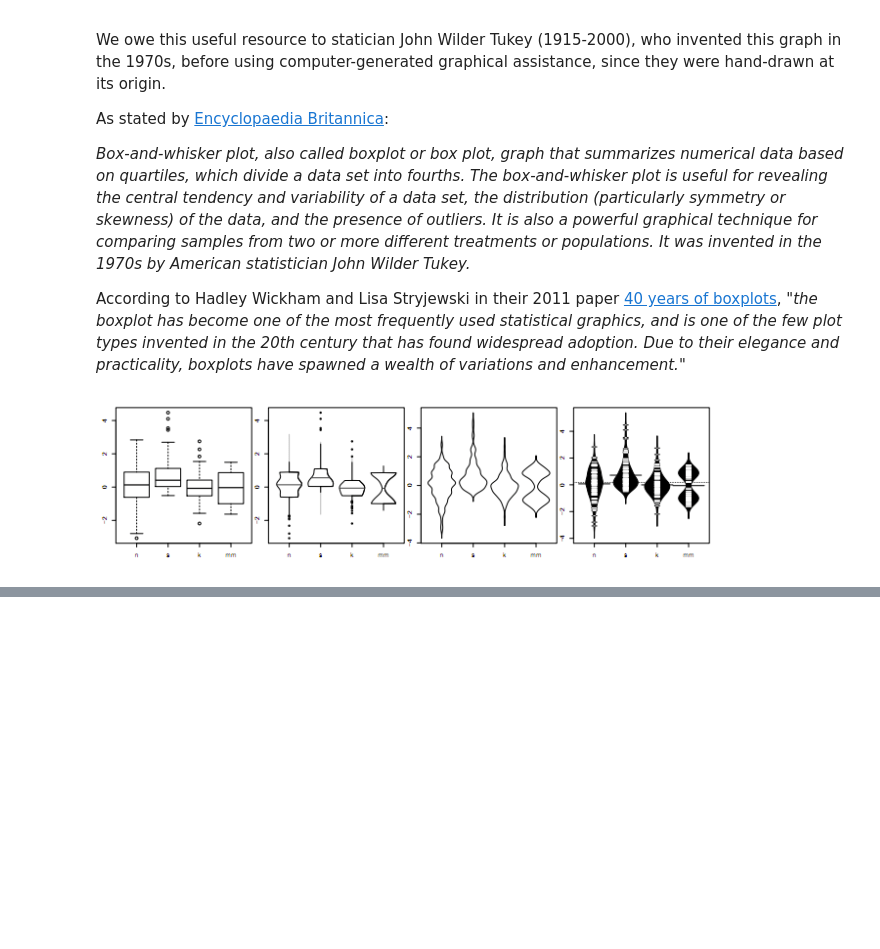
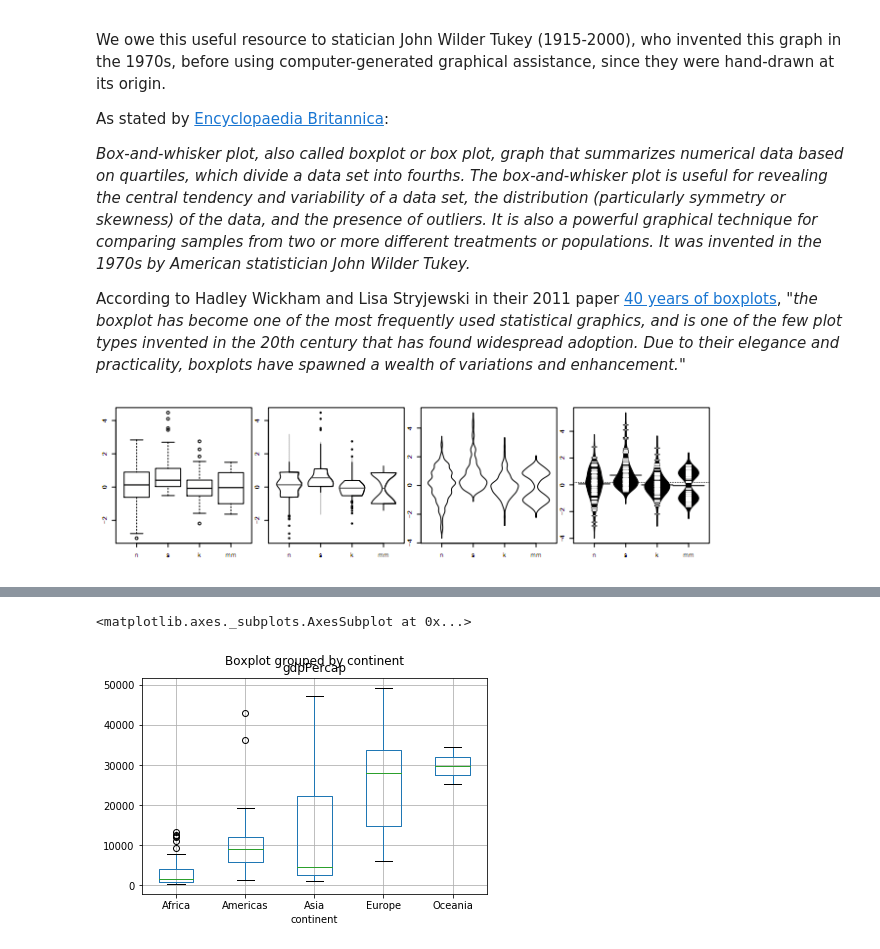
Before and after one commit to Luis-Navarro/Luis-Navarro-Python-Fundamentals-Project, a Jupyter notebook: Boxplot analysis.ipynb, the cells around one changed output, grey strips where cells are left out. Saved outputs shown, nothing was run; the diff lists cells and outputs as text; code cells hidden in the pictures; blank space fills up the shorter version.

```diff
--- a/Boxplot analysis.ipynb
+++ b/Boxplot analysis.ipynb
@@ -73,0 +112,10 @@ In this same fashion, they are very useful to compare variables. When plotted to
+# %%
+import pandas as pd
+data=pd.read_csv('data/gapminder-FiveYearData.csv')
+data2007=data[data['year']==2007]
+
+import matplotlib.pyplot as plt
+data2007.boxplot(by='continent', column=['gdpPercap'])
+# %% [output]
+<matplotlib.axes._subplots.AxesSubplot at 0x...>
+[figure, added]
```
Also changed, not shown: parts of 14 cells of this notebook.
